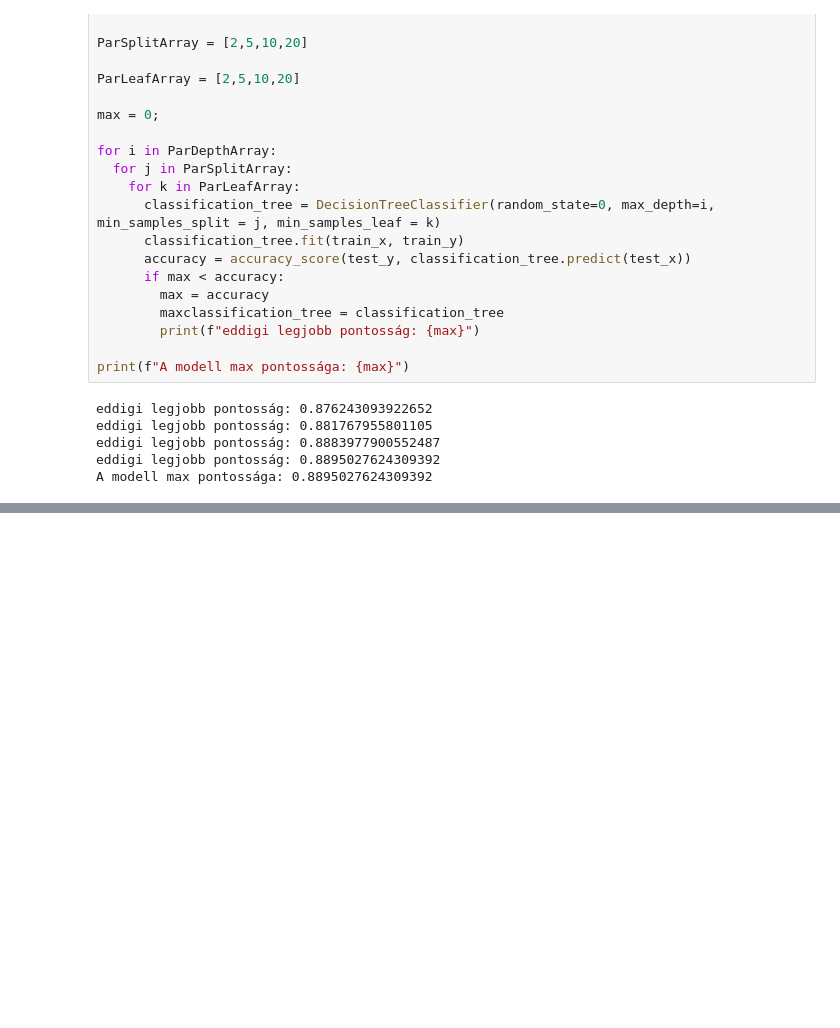
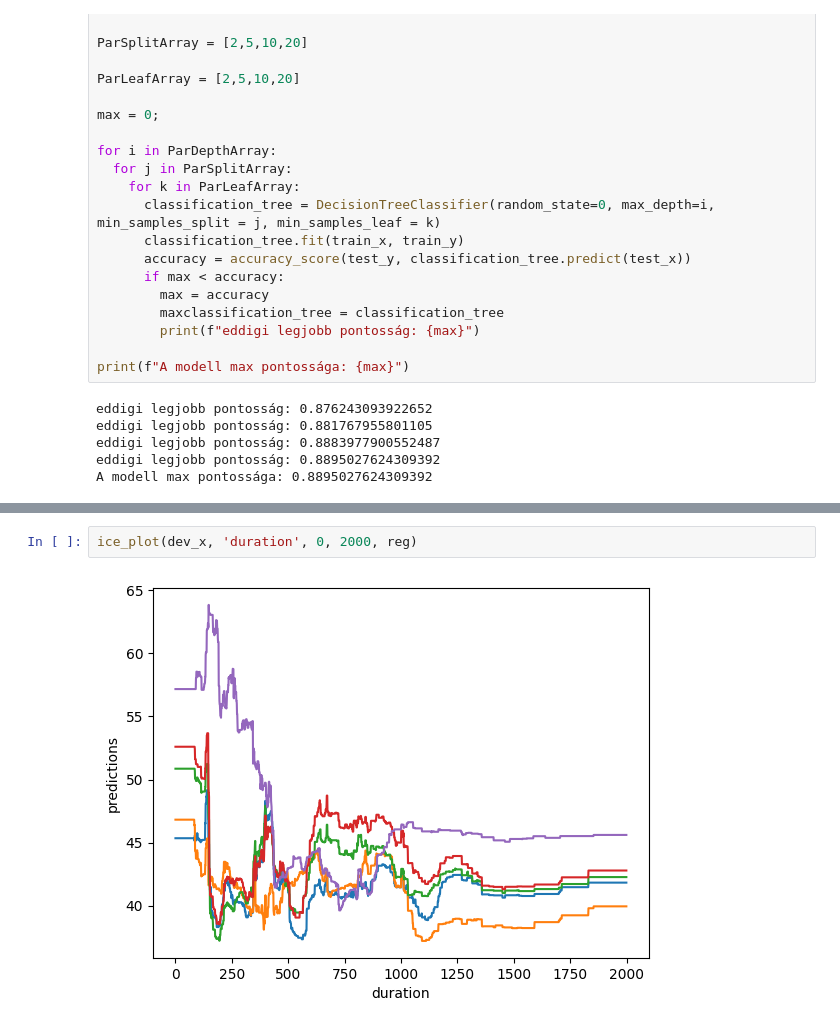
Before and after one commit to debizson/Mesi, a Jupyter notebook: ai_database_.ipynb, the cells around one changed output, grey strips where cells are left out. Drawn from its saved outputs; the diff is of its cells as text; blank space fills up the shorter version.

```diff
--- a/ai_database_.ipynb
+++ b/ai_database_.ipynb
@@ -587,0 +752,4 @@ sns.catplot(kind="bar", data=feature_importances, y=train_x.columns.to_list(), x
+# %%
+ice_plot(dev_x, 'duration', 0, 2000, reg)
+# %% [output]
+[figure, added]
```
Also changed, not shown: parts of 17 cells of this notebook.
